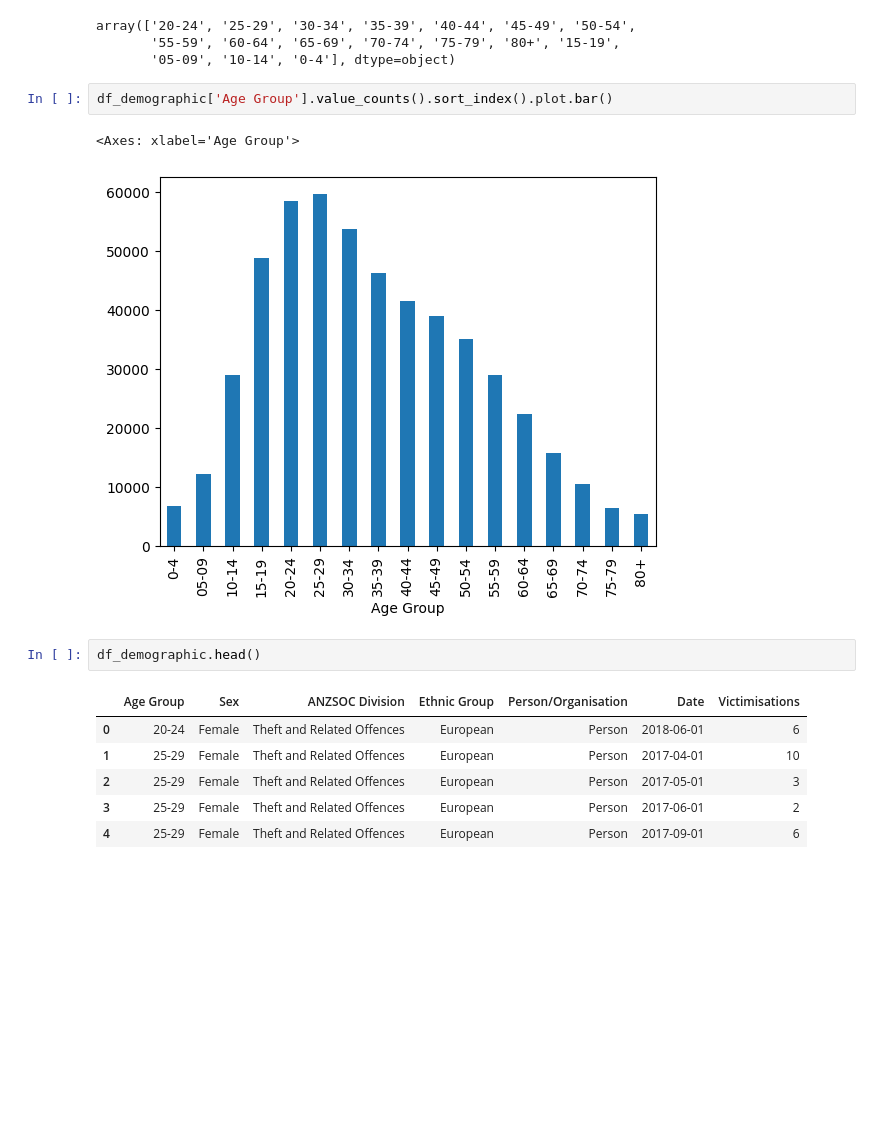
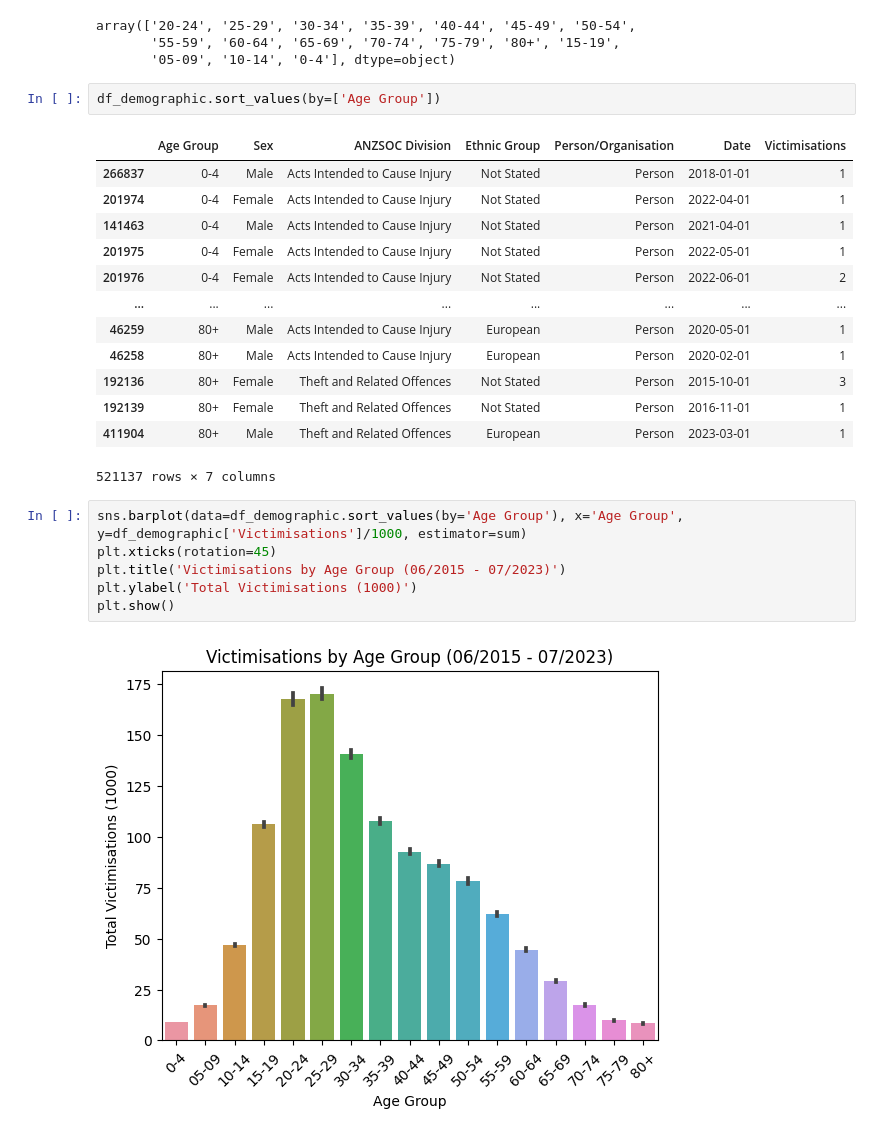
Before and after one commit to namhyk/nz_crime, a Jupyter notebook: analysis.ipynb, the cells around one changed output. Cells and saved outputs as stored; diff of their text form; blank space fills up the shorter version.

Commit message:
Update analysis.ipynb
Plot victimisations

```diff
--- a/analysis.ipynb
+++ b/analysis.ipynb
@@ -31,16 +33,26 @@ array(['20-24', '25-29', '30-34', '35-39', '40-44', '45-49', '50-54',
        '55-59', '60-64', '65-69', '70-74', '75-79', '80+', '15-19',
        '05-09', '10-14', '0-4'], dtype=object)
 # %%
-df_demographic['Age Group'].value_counts().sort_index().plot.bar()
+df_demographic.sort_values(by=['Age Group'])
 # %% [output]
+|  | Age Group | Sex | ANZSOC Division | Ethnic Group | Person/Organisation | Date | Victimisations |
+| 266837 | 0-4 | Male | Acts Intended to Cause Injury | Not Stated | Person | 2018-01-01 | 1 |
+| 201974 | 0-4 | Female | Acts Intended to Cause Injury | Not Stated | Person | 2022-04-01 | 1 |
+| 141463 | 0-4 | Male | Acts Intended to Cause Injury | Not Stated | Person | 2021-04-01 | 1 |
+| 201975 | 0-4 | Female | Acts Intended to Cause Injury | Not Stated | Person | 2022-05-01 | 1 |
+| 201976 | 0-4 | Female | Acts Intended to Cause Injury | Not Stated | Person | 2022-06-01 | 2 |
+| ... | ... | ... | ... | ... | ... | ... | ... |
+| 46259 | 80+ | Male | Acts Intended to Cause Injury | European | Person | 2020-05-01 | 1 |
+| 46258 | 80+ | Male | Acts Intended to Cause Injury | European | Person | 2020-02-01 | 1 |
+| 192136 | 80+ | Female | Theft and Related Offences | Not Stated | Person | 2015-10-01 | 3 |
+| 192139 | 80+ | Female | Theft and Related Offences | Not Stated | Person | 2016-11-01 | 1 |
+| 411904 | 80+ | Male | Theft and Related Offences | European | Person | 2023-03-01 | 1 |
-<Axes: xlabel='Age Group'>
+521137 rows × 7 columns
-[figure, removed]
-# %%
-df_demographic.head()
-# %% [output]
-|  | Age Group | Sex | ANZSOC Division | Ethnic Group | Person/Organisation | Date | Victimisations |
-| 0 | 20-24 | Female | Theft and Related Offences | European | Person | 2018-06-01 | 6 |
-| 1 | 25-29 | Female | Theft and Related Offences | European | Person | 2017-04-01 | 10 |
-| 2 | 25-29 | Female | Theft and Related Offences | European | Person | 2017-05-01 | 3 |
-| 3 | 25-29 | Female | Theft and Related Offences | European | Person | 2017-06-01 | 2 |
-| 4 | 25-29 | Female | Theft and Related Offences | European | Person | 2017-09-01 | 6 |
+# %%
+sns.barplot(data=df_demographic.sort_values(by='Age Group'), x='Age Group', y=df_demographic['Victimisations']/1000, estimator=sum)
+plt.xticks(rotation=45)
+plt.title('Victimisations by Age Group (06/2015 - 07/2023)')
+plt.ylabel('Total Victimisations (1000)')
+plt.show()
+# %% [output]
+[figure, added]
```
Also changed, not shown: parts of 4 cells of this notebook, 1 other file.
